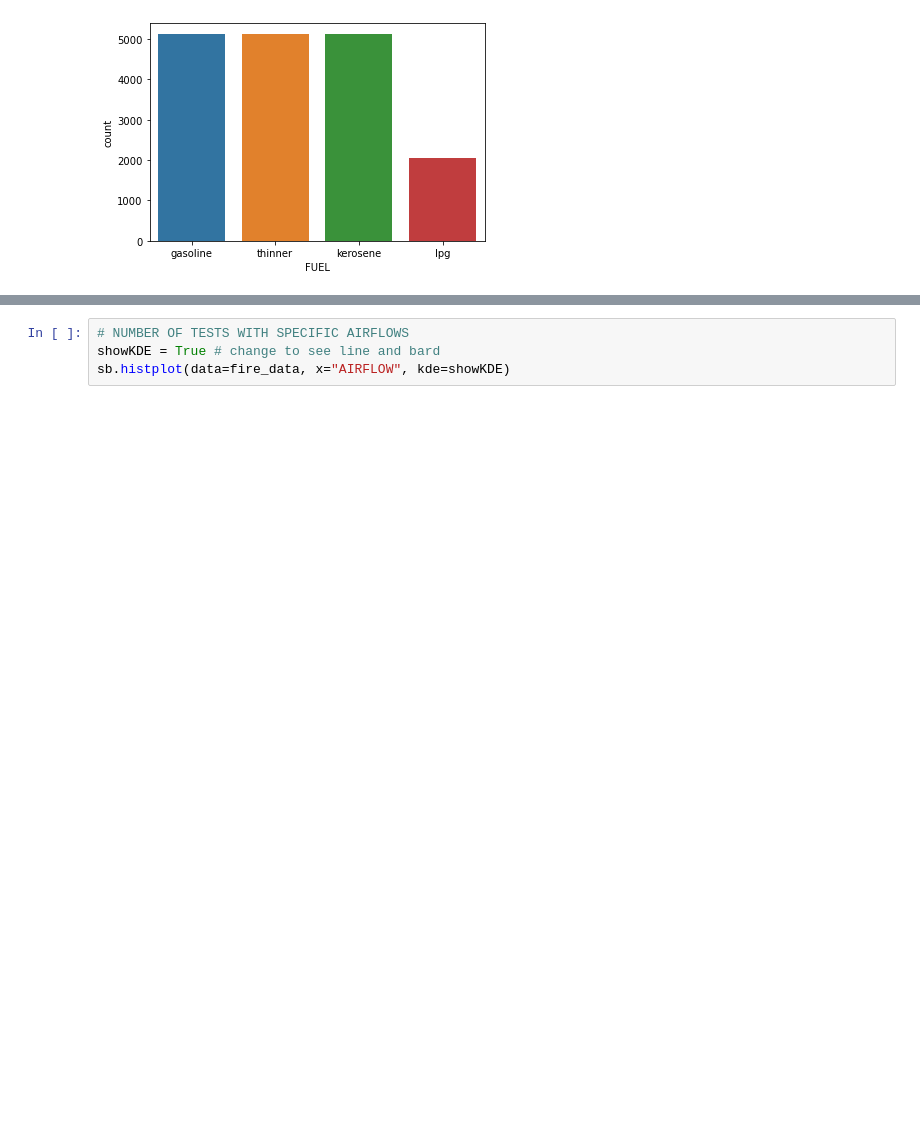
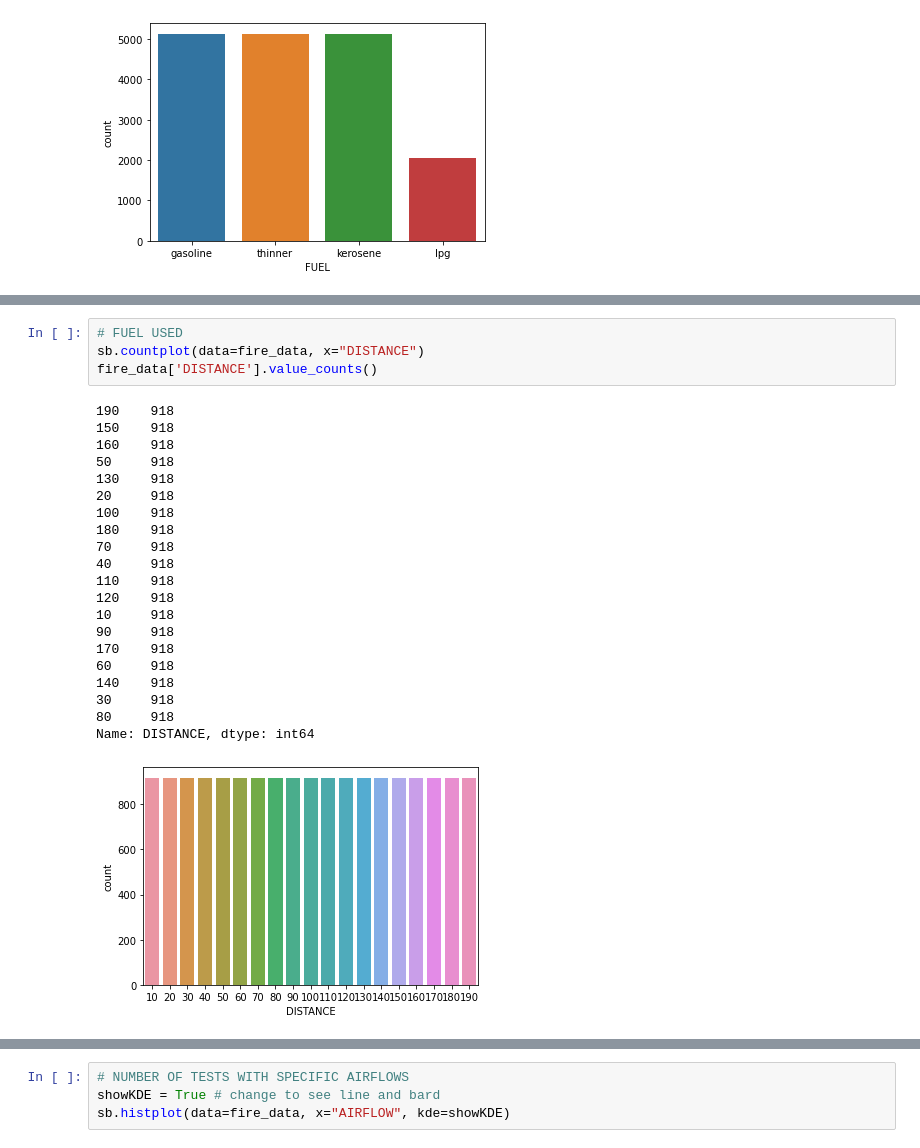
Before and after one commit to Henrique-O-S/Acoustic_Fire_Extinguisher_Success_Predictor, a Jupyter notebook: Acoustic_Extinguisher_Fire_Dataset/notebook.ipynb, the cells around one changed output, grey strips where cells are left out. Cells and saved outputs as stored; diff of their text form; blank space fills up the shorter version.

```diff
--- a/Acoustic_Extinguisher_Fire_Dataset/notebook.ipynb
+++ b/Acoustic_Extinguisher_Fire_Dataset/notebook.ipynb
@@ -88,0 +103,26 @@ Name: FUEL, dtype: int64
+# %%
+# FUEL USED
+sb.countplot(data=fire_data, x="DISTANCE")
+fire_data['DISTANCE'].value_counts()
+# %% [output]
+190    918
+150    918
+160    918
+50     918
+130    918
+20     918
+100    918
+180    918
+70     918
+40     918
+110    918
+120    918
+10     918
+90     918
+170    918
+60     918
+140    918
+30     918
+80     918
+Name: DISTANCE, dtype: int64
+[figure, added]
```
Also changed, not shown: parts of 6 cells of this notebook.
